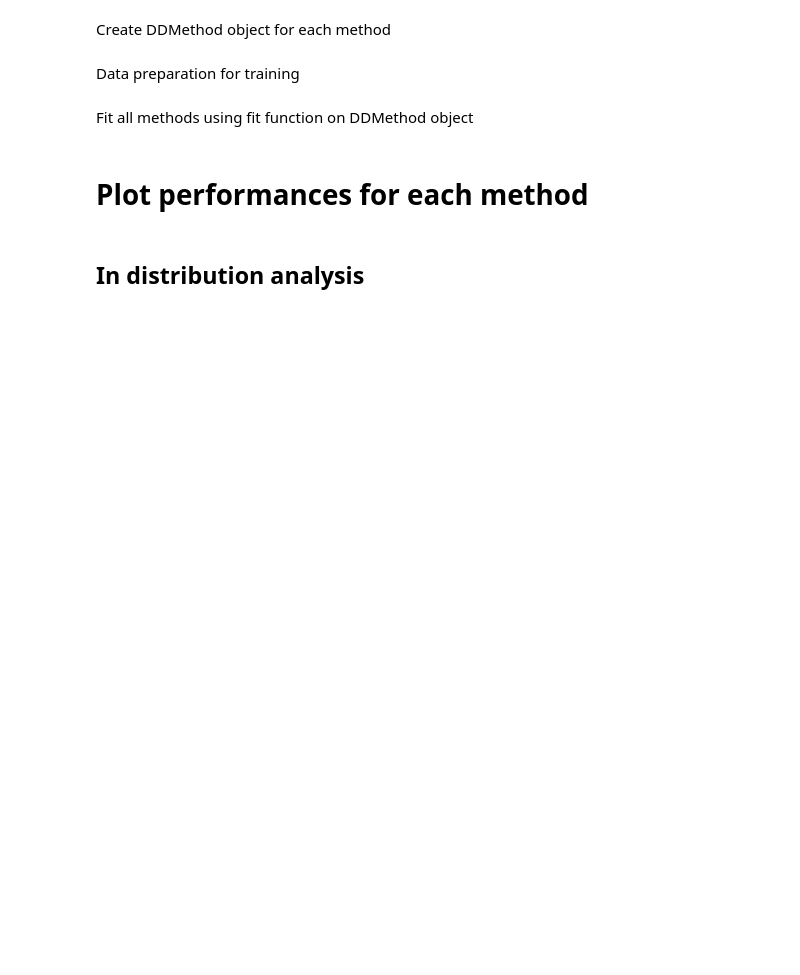
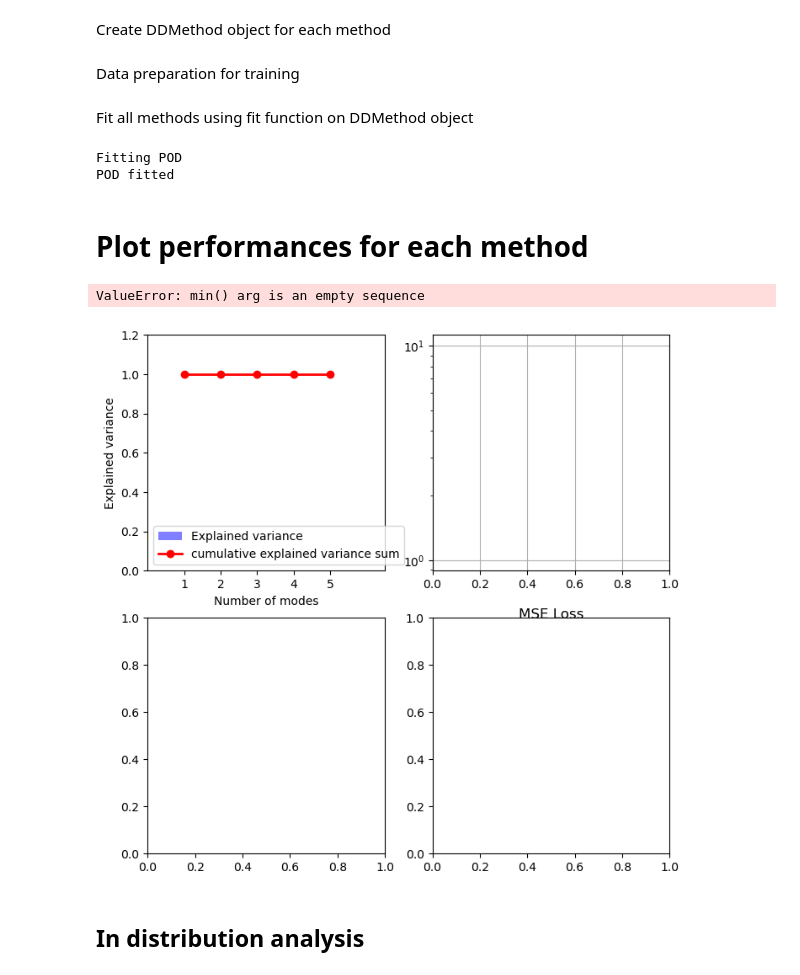
Before and after one commit to lechevaa/CEMRACS_SciML, a Jupyter notebook: notebooks/PoissonEquation/Poisson_step_1.ipynb, the cells around one changed output. Drawn from its saved outputs; the diff is of its cells as text; code cells hidden in the pictures; blank space fills up the shorter version.

Commit message:
[FEAT] Update of methods for plot and seed for reproducibility + PINN + MLPINN

```diff
--- a/notebooks/PoissonEquation/Poisson_step_1.ipynb
+++ b/notebooks/PoissonEquation/Poisson_step_1.ipynb
@@ -81,7 +81,7 @@ In practice, we just need to call DDMethod that will handle everything for us
 from methods.DataDrivenMethods import DDMethod
 # %%
 # chose methods that you want to use
-method_names = ['POD', 'MLP', 'DEEPONET']
+method_names = ['POD', 'MLP', 'DEEPONET', 'PINN', 'MLPINN']
 # %% [markdown]
 Best hyperparameters for fitting each method have already been computed using optuna (see https://optuna.readthedocs.io/en/stable/index.html), we just need to import them
 # %%
@@ -144,8 +138,18 @@ for method in method_names:
     if method == 'POD':
         all_methods[method].fit(hyperparameters=hyperparams_method, U=U_sols)
     elif method in ['MLP']:
-        all_methods[method].fit(hyperparameters=hyperparams_method, U_train=U_train, U_val=U_val, D_train=D_train, D_val=D_val)
-        # all_methods[method].load_state_dict('optuna/step_1/MLP.pt')
+        # all_methods[method].fit(hyperparameters=hyperparams_method, U_train=U_train, U_val=U_val, D_train=D_train, D_val=D_val)
+        all_methods[method].load_state_dict('optuna/step_1/MLP.pt')
     elif method == 'DEEPONET':
-        all_methods[method].fit(hyperparameters=hyperparams_method, U_train=dU_train, U_val=dU_val, DX_train=DX_train, DX_val=DX_val)
+        # all_methods[method].fit(hyperparameters=hyperparams_method, U_train=dU_train, U_val=dU_val, DX_train=DX_train, DX_val=DX_val)
+        all_methods[method].load_state_dict('optuna/step_1/DONUT.pt')
+    elif method == 'PINN':
+        # all_methods[method].fit(hyperparameters=hyperparams_method, DX_train=DX_train, DX_val=DX_val)
+        all_methods[method].load_state_dict('optuna/step_1/PINN.pt')
+    elif method == 'MLPINN':
+        # all_methods[method].fit(hyperparameters=hyperparams_method, DX_train=DX_train, DX_val=DX_val, U_train=U_train, U_val=U_val)
+        all_methods[method].load_state_dict('optuna/step_1/MLPINN.pt')
+# %% [output]
+Fitting POD
+POD fitted
 # %%
@@ -153,12 +160,16 @@ torch.save(all_methods['MLP'].state_dict(), 'optuna/step_1/MLP.pt')
 # %% [markdown]
 # Plot performances for each method
 # %%
-fig, (ax1, ax2, ax3) = plt.subplots(1, 3, figsize=(15, 5))
-all_methods['POD'].plot(ax1)
-all_methods['MLP'].plot(ax2)
-all_methods['DEEPONET'].plot(ax3)
+fig, axs = plt.subplots(2, 2, figsize=(8, 8))
+all_methods['POD'].plot(axs[0][0])
+all_methods['MLP'].plot(axs[0][1])
+all_methods['DEEPONET'].plot(axs[1][0])
+all_methods['PINN'].plot(axs[1][1])
 fig.tight_layout()
 plt.show()
+# %% [output]
+ValueError: min() arg is an empty sequence
+[figure, added]
 # %% [markdown]
 ## In distribution analysis
 # %%
```
Also changed, not shown: parts of 8 cells of this notebook, 7 other files.
